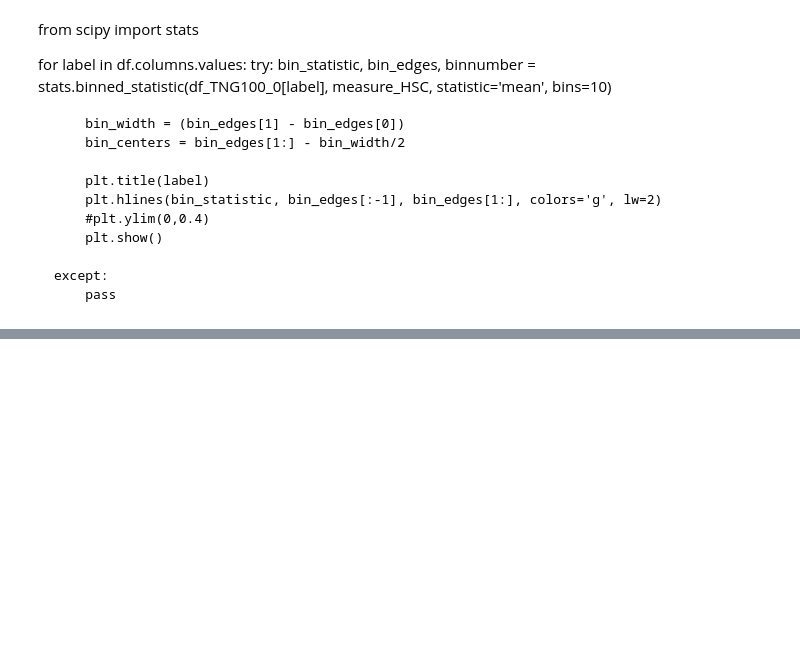
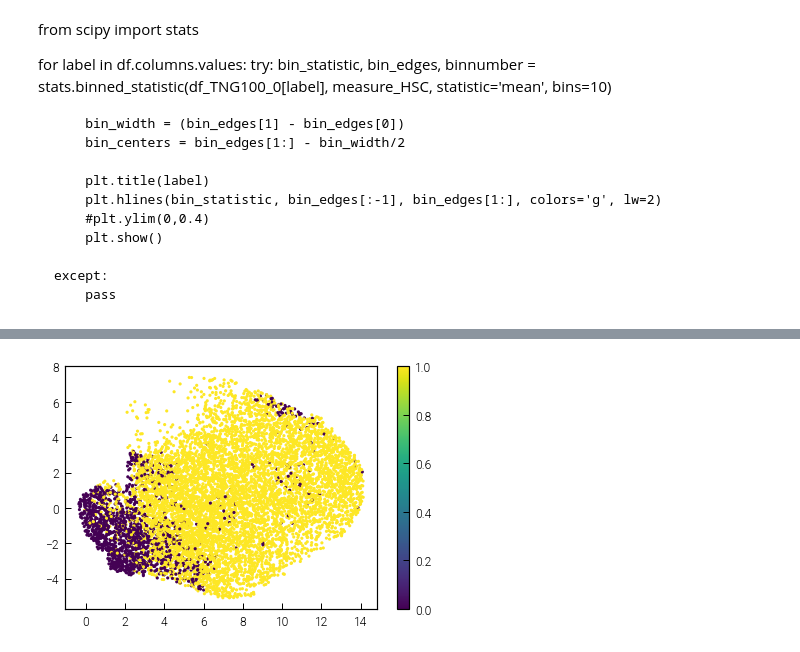
Before and after one commit to milchada/icm-clr, a Jupyter notebook: scripts/postprocessing/compare_distributions.ipynb, the cells around one changed output, grey strips where cells are left out. Cells and saved outputs as stored; diff of their text form; code cells hidden in the pictures; blank space fills up the shorter version.

```diff
--- a/scripts/postprocessing/compare_distributions.ipynb
+++ b/scripts/postprocessing/compare_distributions.ipynb
@@ -218,0 +198,22 @@ g.map_upper(sns.histplot)
+# %%
+import umap
+
+#Set seed
+SEED = 0
+
+#Plot a single UMAP of x with color c
+def create_umap(x, n_neighbors=50, min_dist=0.1, n_components=2, metric='euclidean'):
+    fit = umap.UMAP(
+        n_neighbors=n_neighbors,
+        min_dist=min_dist,
+        n_components=n_components,
+        metric=metric,
+        densmap=False,
+        random_state=SEED
+    )
+    model = fit.fit(x)
+
+    return model
+# %%
+model = create_umap(rep, n_neighbors=100, min_dist=0.5)
+u = model.transform(rep_TNG100_0)
@@ -218,0 +226,10 @@ g.map_upper(sns.histplot)
+# %%
+mndd = dt.MeanNormalizedNeighborDistance(rep_HSC_0, n_neighbor=8, p=1)
+measure_TNG = mndd.get_normalized_neighbor_distances(rep_TNG100_0)
+# %%
+u = model.transform(rep_HSC_0)
+plt.scatter(u[:,0], u[:,1], s=10, c=measure_TNG<1.4)
+plt.colorbar()
+plt.show()
+# %% [output]
+[figure, added]
```
Also changed, not shown: parts of 8 cells of this notebook.
